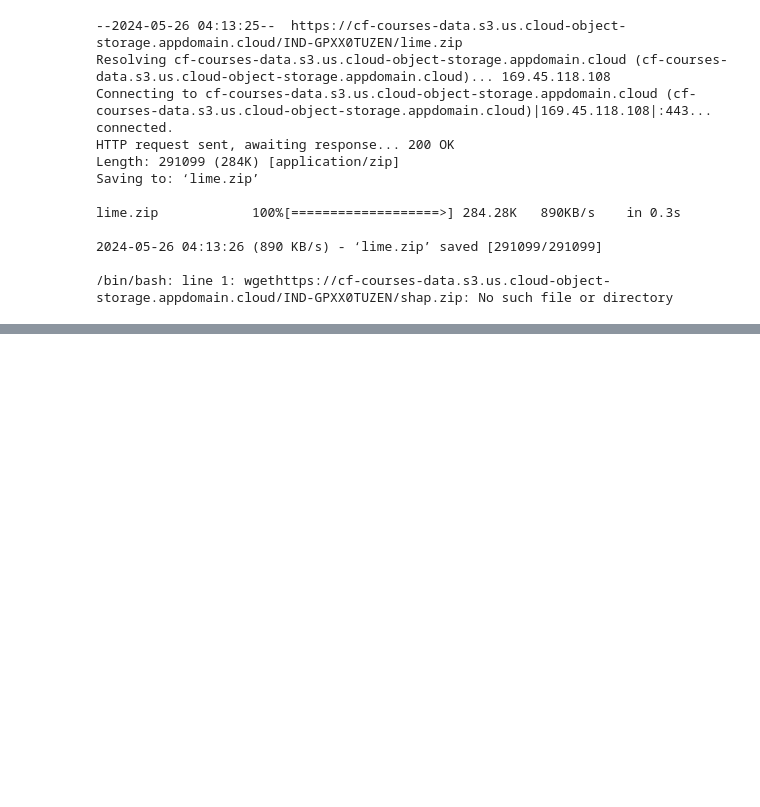
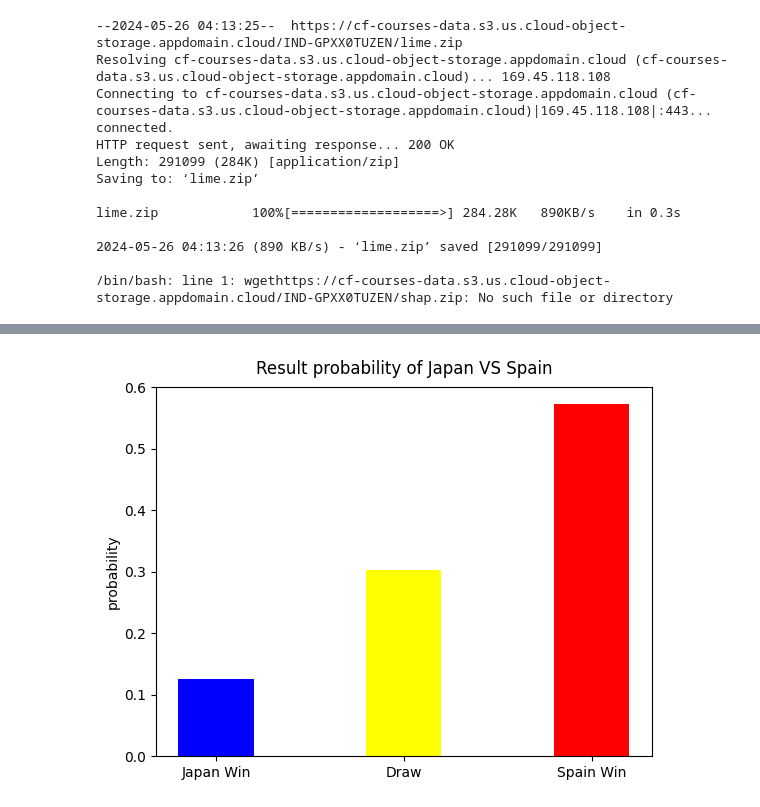
Before and after one commit to Malvape/Prediccion_futbol, a Jupyter notebook: Solucion.ipynb, the cells around one changed output, grey strips where cells are left out. Saved outputs shown, nothing was run; the diff lists cells and outputs as text; code cells hidden in the pictures; blank space fills up the shorter version.

```diff
--- a/Solucion.ipynb
+++ b/Solucion.ipynb
@@ -48,0 +363,9 @@ def plotter(x, y, title):
+# %%
+All_df = pd.concat([Train_df,Predicting_df],axis=0)
+All_df = preprocessing.StandardScaler().fit(All_df).transform(All_df.astype(float))
+X_1 = All_df[:62]
+X_2 = All_df[62:]
+# %%
+X_train, X_test, y_train, y_test = train_test_split(X_1, np.array(Result_training), test_size=0.1, random_state=42)
+#X_train.shape, X_test.shape
+X_train
@@ -48,0 +419,4 @@ def plotter(x, y, title):
+# %%
+y_prob = bestmodel.predict_proba(X_2)
+y_result = bestmodel.predict(X_2)
+print([np.round(y_prob,3),y_result])
@@ -48,0 +441,15 @@ def plotter(x, y, title):
+# %%
+cols_result = ['Time','Home Team','Away Team','Predicted result','Home Win rate','Draw rate','Home Lose rate']
+Result_df = pd.DataFrame([], columns=cols_result)
+Result_df['Time'] = match.iloc[:48,1].values
+Result_df['Home Team'] = match.iloc[:48,2].values
+Result_df['Away Team'] = match.iloc[:48,3].values
+Result_df['Predicted result'] = y_result
+Result_df['Home Win rate'] = np.round(y_prob[:,2],3)
+Result_df['Draw rate'] = np.round(y_prob[:,0],3)
+Result_df['Home Lose rate'] = np.round(y_prob[:,1],3)
+Result_df
+#content_result = np.concatenate(match.iloc[:,1].values,match.iloc[:,2].values,match.iloc[:,3].values,y_result,np.round(y_prob[:,2],3),np.round(y_prob[:,0],3),np.round(y_prob[:,1],3))
+#content_result.transpose()
+
+#Result_df
@@ -48,0 +474,16 @@ def plotter(x, y, title):
+# %%
+A = Result_df.loc[Result_df['Home Team'] == 'Japan']
+A = A.loc[A['Away Team'] == 'Spain']
+
+data = {'Japan Win':A['Home Win rate'].values[0], 'Draw':A['Draw rate'].values[0], 'Spain Win':A['Home Lose rate'].values[0]}
+number = list(data.keys())
+values = list(data.values())
+c = ['blue', 'yellow', 'red']
+
+plt.bar(number, values, color = c, width = 0.4)
+plt.title("Result probability of Japan VS Spain", y=1.012)
+plt.ylabel("probability", labelpad=3);
+
+plt.show()
+# %% [output]
+[figure, added]
```
Also changed, not shown: parts of 26 cells of this notebook, 6 other files.
